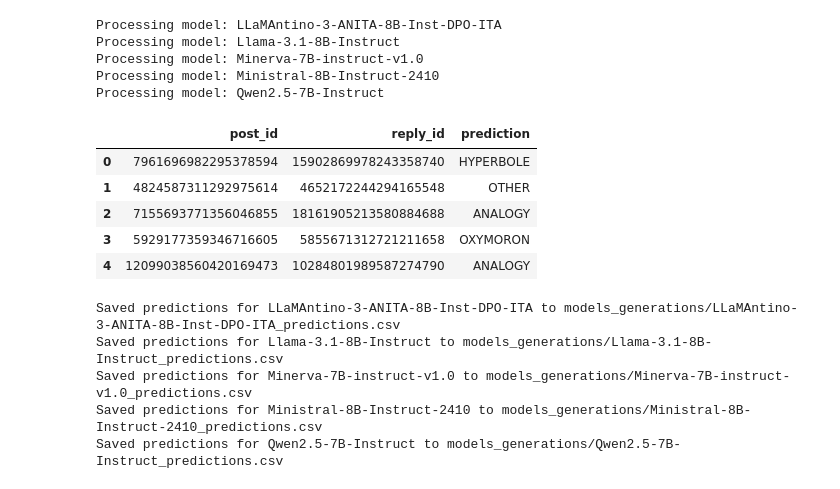
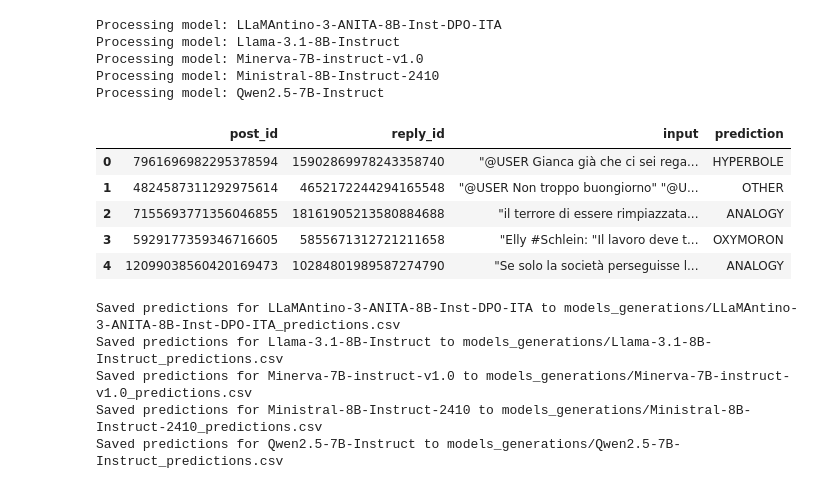
Before and after one commit to MichaelOliverio/perspectivist-understanding-rhetorical-figures, a Jupyter notebook: perspectivist-analysis/models/2_prediction_sets_construction.ipynb, the cells around one changed output. Saved outputs shown, nothing was run; the diff lists cells and outputs as text; code cells hidden in the pictures.

```diff
--- a/perspectivist-analysis/models/2_prediction_sets_construction.ipynb
+++ b/perspectivist-analysis/models/2_prediction_sets_construction.ipynb
@@ -32,39 +32,40 @@ for file in files:
     # estrai il nome modello rimuovendo pattern specifici
     model = re.sub(r"^(fine-tuned-)?|-decoding-\d+\.csv$", "", file)
     print(f"Processing model: {model}")
 
     model_generations = pd.read_csv(os.path.join('models_generations_raw/old_prompt', file))
 
     # applica extract_figure a ogni predizione
     y_pred = model_generations['prediction'].apply(extract_figure)
 
     # rinomina le label secondo la mappa
     y_pred = y_pred.apply(lambda x: label_rename_map.get(x, x))
 
     # crea DataFrame con post_id, reply_id e prediction
     df = pd.DataFrame({
         'post_id': model_generations['post_id'],
         'reply_id': model_generations['reply_id'],
+        'input': model_generations['input'],
         'prediction': y_pred
     })
 
     models[model] = df
 
 # Ora models contiene un DataFrame per ogni modello
 # Per esempio per accedere a uno:
 models['LLaMAntino-3-ANITA-8B-Inst-DPO-ITA'].head()
 # %% [output]
 Processing model: LLaMAntino-3-ANITA-8B-Inst-DPO-ITA
 Processing model: Llama-3.1-8B-Instruct
 Processing model: Minerva-7B-instruct-v1.0
 Processing model: Ministral-8B-Instruct-2410
 Processing model: Qwen2.5-7B-Instruct
-|  | post_id | reply_id | prediction |
-| 0 | 7961696982295378594 | 15902869978243358740 | HYPERBOLE |
-| 1 | 4824587311292975614 | 4652172244294165548 | OTHER |
-| 2 | 7155693771356046855 | 18161905213580884688 | ANALOGY |
-| 3 | 5929177359346716605 | 5855671312721211658 | OXYMORON |
-| 4 | 12099038560420169473 | 10284801989587274790 | ANALOGY |
+|  | post_id | reply_id | input | prediction |
+| 0 | 7961696982295378594 | 15902869978243358740 | "@USER Gianca già che ci sei rega... | HYPERBOLE |
+| 1 | 4824587311292975614 | 4652172244294165548 | "@USER Non troppo buongiorno" "@U... | OTHER |
+| 2 | 7155693771356046855 | 18161905213580884688 | "il terrore di essere rimpiazzata... | ANALOGY |
+| 3 | 5929177359346716605 | 5855671312721211658 | "Elly #Schlein: "Il lavoro deve t... | OXYMORON |
+| 4 | 12099038560420169473 | 10284801989587274790 | "Se solo la società perseguisse l... | ANALOGY |
 # %%
 # crea un file per ogni df in models
 for model, df in models.items():
```
Also changed, not shown: 15 other files.
